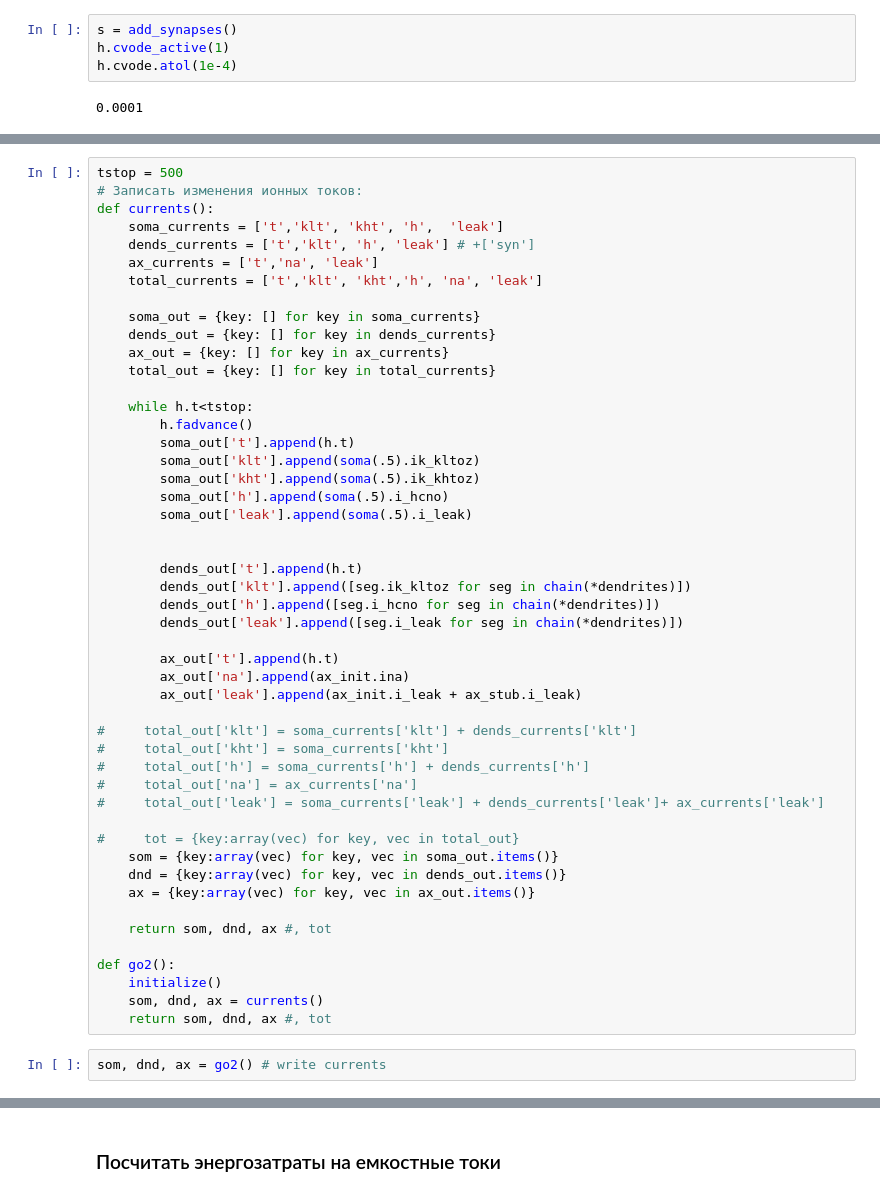
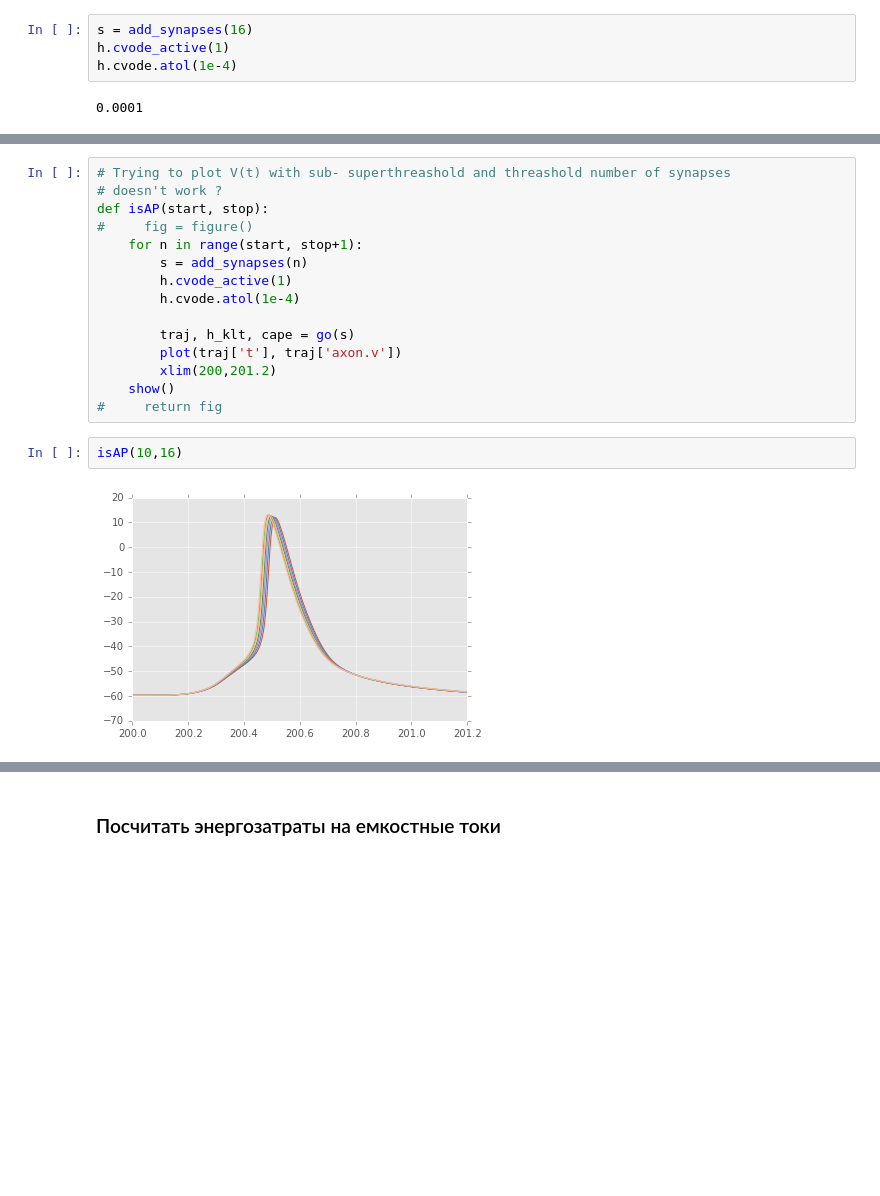
Before and after one commit to Maliboue/Energy_use_by_Octopus_neurons, a Jupyter notebook: Spenser12_model/iSpencer-energy-o.ipynb, the cells around one changed output, grey strips where cells are left out. Saved outputs shown, nothing was run; the diff lists cells and outputs as text; blank space fills up the shorter version.

```diff
--- a/Spenser12_model/iSpencer-energy-o.ipynb
+++ b/Spenser12_model/iSpencer-energy-o.ipynb
@@ -347,5 +439,5 @@ def plot_traj2(traj1, traj2): # pic ПД, Somatic Ih, Ikl -- time
 # %%
-s = add_synapses()
+s = add_synapses(16)
 h.cvode_active(1)
 h.cvode.atol(1e-4)
 # %% [output]
@@ -362,52 +465,20 @@ xlim(200,202)
-# %%
-tstop = 500
-# Записать изменения ионных токов:
-def currents():
-    soma_currents = ['t','klt', 'kht', 'h',  'leak']
-    dends_currents = ['t','klt', 'h', 'leak'] # +['syn']
-    ax_currents = ['t','na', 'leak']
-    total_currents = ['t','klt', 'kht','h', 'na', 'leak']
-
-    soma_out = {key: [] for key in soma_currents}
-    dends_out = {key: [] for key in dends_currents}
-    ax_out = {key: [] for key in ax_currents}
-    total_out = {key: [] for key in total_currents}
-
-    while h.t<tstop:
-        h.fadvance()
-        soma_out['t'].append(h.t)
-        soma_out['klt'].append(soma(.5).ik_kltoz)
-        soma_out['kht'].append(soma(.5).ik_khtoz)
-        soma_out['h'].append(soma(.5).i_hcno)
-        soma_out['leak'].append(soma(.5).i_leak)
-
-
-        dends_out['t'].append(h.t)
-        dends_out['klt'].append([seg.ik_kltoz for seg in chain(*dendrites)])
-        dends_out['h'].append([seg.i_hcno for seg in chain(*dendrites)])
-        dends_out['leak'].append([seg.i_leak for seg in chain(*dendrites)])
-
-        ax_out['t'].append(h.t)
-        ax_out['na'].append(ax_init.ina)
-        ax_out['leak'].append(ax_init.i_leak + ax_stub.i_leak)
-
-#     total_out['klt'] = soma_currents['klt'] + dends_currents['klt']
-#     total_out['kht'] = soma_currents['kht']
-#     total_out['h'] = soma_currents['h'] + dends_currents['h']
-#     total_out['na'] = ax_currents['na']
-#     total_out['leak'] = soma_currents['leak'] + dends_currents['leak']+ ax_currents['leak']
-
-#     tot = {key:array(vec) for key, vec in total_out}
-    som = {key:array(vec) for key, vec in soma_out.items()}
-    dnd = {key:array(vec) for key, vec in dends_out.items()}
-    ax = {key:array(vec) for key, vec in ax_out.items()}
-
-    return som, dnd, ax #, tot
-
-def go2():
-    initialize()
-    som, dnd, ax = currents()
-    return som, dnd, ax #, tot
-# %%
-som, dnd, ax = go2() # write currents
+# %%
+# Trying to plot V(t) with sub- superthreashold and threashold number of synapses
+# doesn't work ?
+def isAP(start, stop):
+#     fig = figure()
+    for n in range(start, stop+1):
+        s = add_synapses(n)
+        h.cvode_active(1)
+        h.cvode.atol(1e-4)
+
+        traj, h_klt, cape = go(s)
+        plot(traj['t'], traj['axon.v'])
+        xlim(200,201.2)
+    show()
+#     return fig
+# %%
+isAP(10,16)
+# %% [output]
+[figure, added]
 # %%
```
Also changed, not shown: parts of 34 cells of this notebook, 23 other files.
